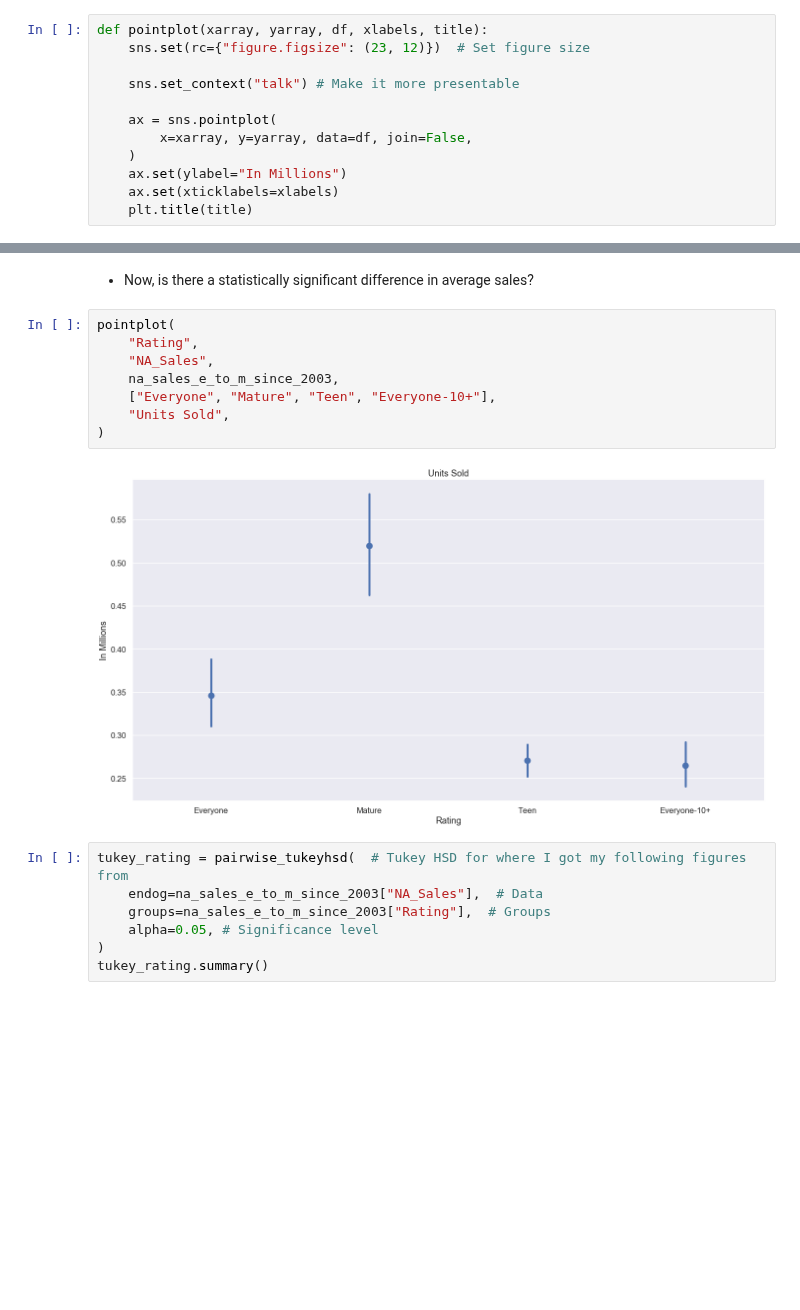
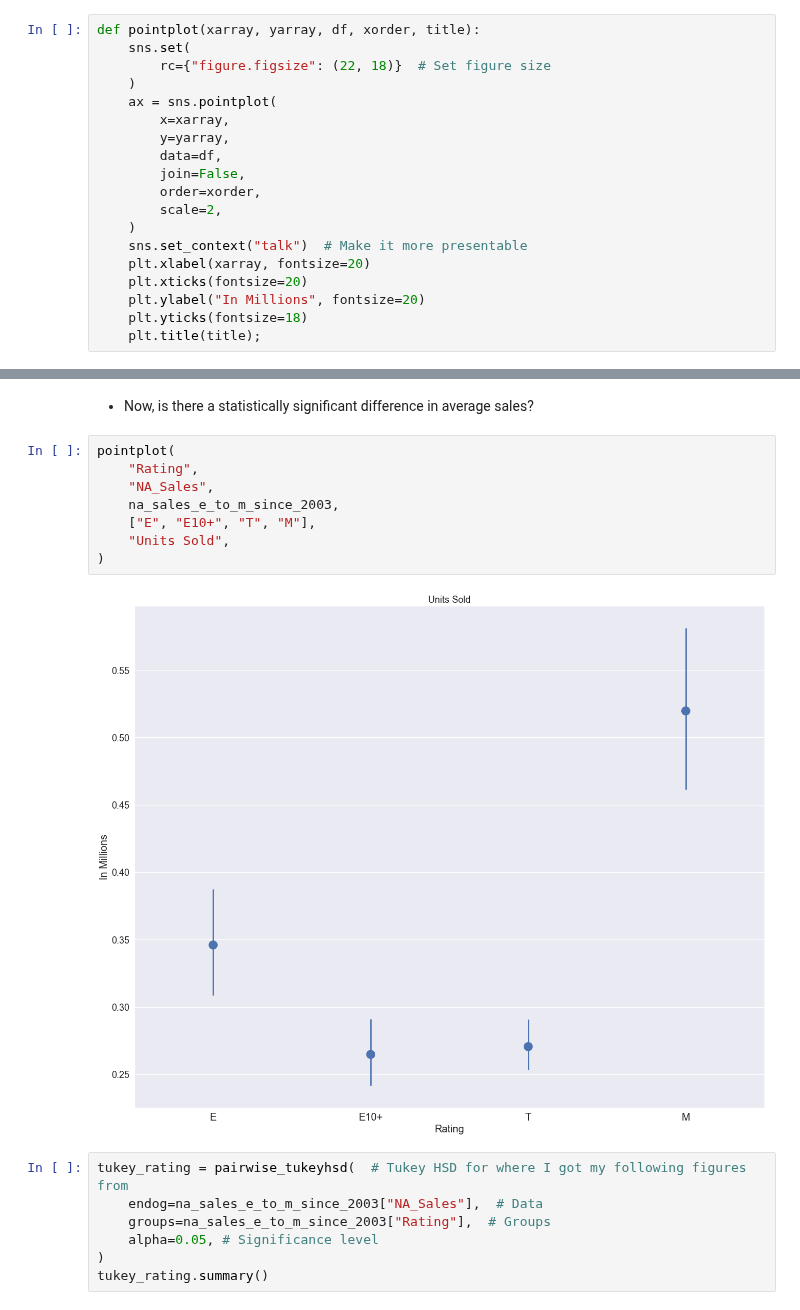
Before and after one commit to rjstange/Video-Game-Sales-by-ESRB-Rating, a Jupyter notebook: Video Game Sales By Maturity Rating - Slides.ipynb, the cells around one changed output, grey strips where cells are left out. Drawn from its saved outputs; the diff is of its cells as text; blank space fills up the shorter version.

```diff
--- a/Video Game Sales By Maturity Rating - Slides.ipynb
+++ b/Video Game Sales By Maturity Rating - Slides.ipynb
@@ -53,17 +53,24 @@ na_sales_e_to_m_since_2003 = sales.loc[  # Only pull from entries
     ],
 ]
 # %%
-def pointplot(xarray, yarray, df, xlabels, title):
-    sns.set(rc={"figure.figsize": (23, 12)})  # Set figure size
-
-    sns.set_context("talk") # Make it more presentable
-
+def pointplot(xarray, yarray, df, xorder, title):
+    sns.set(
+        rc={"figure.figsize": (22, 18)}  # Set figure size
+    )
     ax = sns.pointplot(
-        x=xarray, y=yarray, data=df, join=False,
+        x=xarray,
+        y=yarray,
+        data=df,
+        join=False,
+        order=xorder,
+        scale=2,
     )
-    ax.set(ylabel="In Millions")
-    ax.set(xticklabels=xlabels)
-    plt.title(title)
+    sns.set_context("talk")  # Make it more presentable
+    plt.xlabel(xarray, fontsize=20)
+    plt.xticks(fontsize=20)
+    plt.ylabel("In Millions", fontsize=20)
+    plt.yticks(fontsize=18)
+    plt.title(title);
 # %% [markdown]
 # US Video Game Sales in Relation to Maturity Rating and Genre
 ## Riley Stange
@@ -132,13 +139,13 @@ plt.show()
 # %%
 pointplot(
     "Rating",
     "NA_Sales",
     na_sales_e_to_m_since_2003,
-    ["Everyone", "Mature", "Teen", "Everyone-10+"],
+    ["E", "E10+", "T", "M"],
     "Units Sold",
 )
 # %% [output]
-[figure, old version]
+[figure, new version]
 # %%
 tukey_rating = pairwise_tukeyhsd(  # Tukey HSD for where I got my following figures from
     endog=na_sales_e_to_m_since_2003["NA_Sales"],  # Data
```
Also changed, not shown: parts of 13 cells of this notebook.
